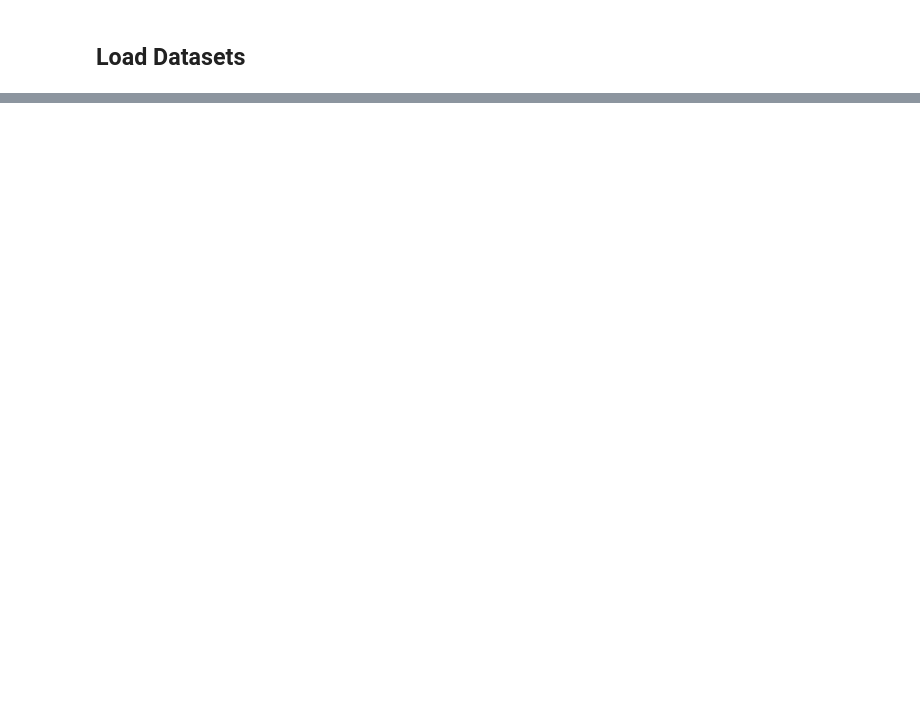
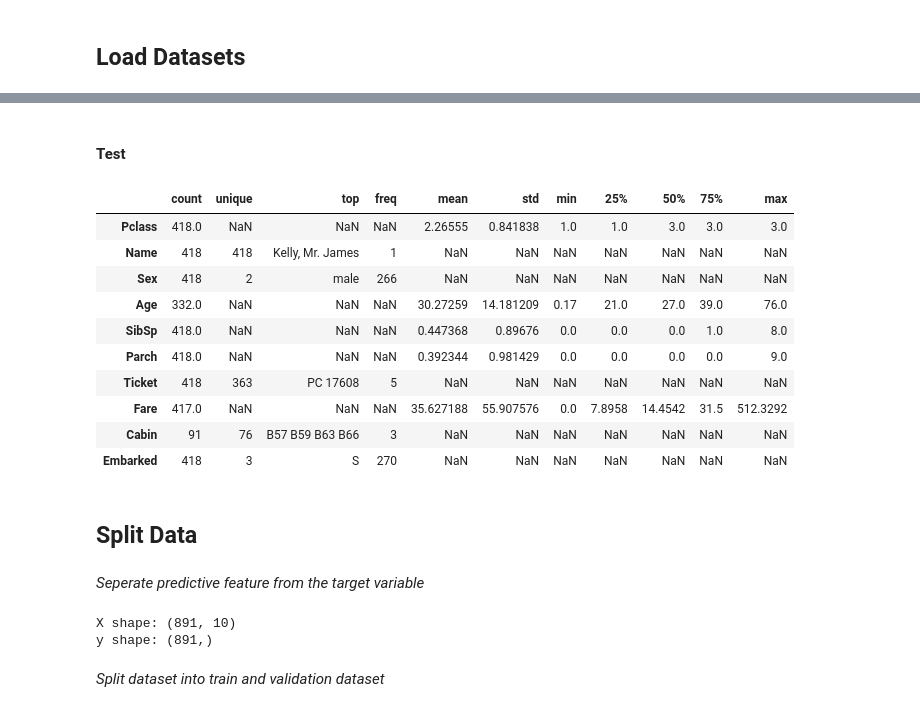
Before and after one commit to denis-spe/Titanic, a Jupyter notebook: Py/py_v1.ipynb, the cells around one changed output, grey strips where cells are left out. Saved outputs shown, nothing was run; the diff lists cells and outputs as text; code cells hidden in the pictures; blank space fills up the shorter version.

```diff
--- a/Py/py_v1.ipynb
+++ b/Py/py_v1.ipynb
@@ -105,0 +244,21 @@ from sklearn.metrics import (
+# %% [markdown]
+#### **Test**
+# %%
+# Data summary analysis
+test_df.describe(include="all").T
+# %% [output]
+|  | count | unique | top | freq | mean | std | min | 25% | 50% | 75% | max |
+| Pclass | 418.0 | NaN | NaN | NaN | 2.26555 | 0.841838 | 1.0 | 1.0 | 3.0 | 3.0 | 3.0 |
+| Name | 418 | 418 | Kelly, Mr. James | 1 | NaN | NaN | NaN | NaN | NaN | NaN | NaN |
+| Sex | 418 | 2 | male | 266 | NaN | NaN | NaN | NaN | NaN | NaN | NaN |
+| Age | 332.0 | NaN | NaN | NaN | 30.27259 | 14.181209 | 0.17 | 21.0 | 27.0 | 39.0 | 76.0 |
+| SibSp | 418.0 | NaN | NaN | NaN | 0.447368 | 0.89676 | 0.0 | 0.0 | 0.0 | 1.0 | 8.0 |
+| Parch | 418.0 | NaN | NaN | NaN | 0.392344 | 0.981429 | 0.0 | 0.0 | 0.0 | 0.0 | 9.0 |
+| Ticket | 418 | 363 | PC 17608 | 5 | NaN | NaN | NaN | NaN | NaN | NaN | NaN |
+| Fare | 417.0 | NaN | NaN | NaN | 35.627188 | 55.907576 | 0.0 | 7.8958 | 14.4542 | 31.5 | 512.3292 |
+| Cabin | 91 | 76 | B57 B59 B63 B66 | 3 | NaN | NaN | NaN | NaN | NaN | NaN | NaN |
+| Embarked | 418 | 3 | S | 270 | NaN | NaN | NaN | NaN | NaN | NaN | NaN |
+# %% [markdown]
+## **Split Data**
+# %% [markdown]
+*Seperate predictive feature from the target variable*
@@ -105,0 +268,8 @@ from sklearn.metrics import (
+# %%
+print(f"X shape: {X.shape}")
+print(f"y shape: {y.shape}")
+# %% [output]
+X shape: (891, 10)
+y shape: (891,)
+# %% [markdown]
+*Split dataset into train and validation dataset*
```
Also changed, not shown: parts of 32 cells of this notebook, 1 other file.
